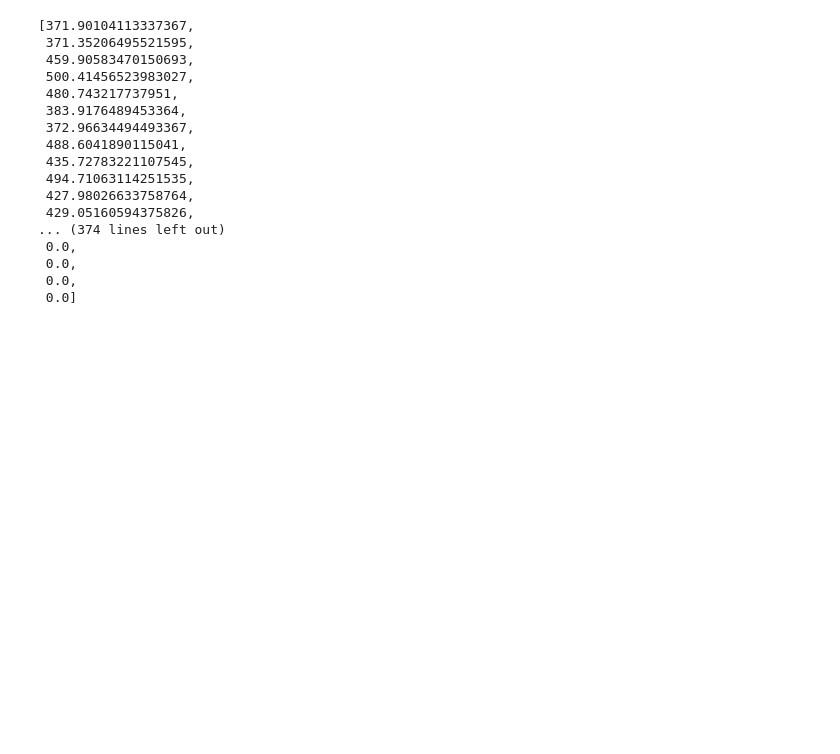
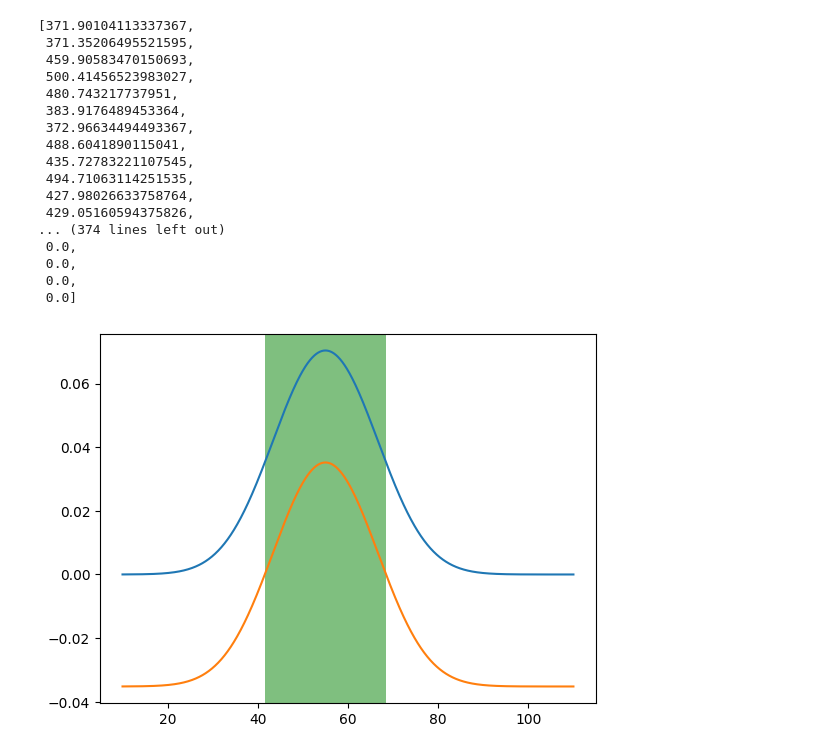
Before and after one commit to noahchanoah/thesis, a Jupyter notebook: CaseCritTemp.ipynb, the cells around one changed output. Saved outputs shown, nothing was run; the diff lists cells and outputs as text; code cells hidden in the pictures; blank space fills up the shorter version.

```diff
--- a/CaseCritTemp.ipynb
+++ b/CaseCritTemp.ipynb
@@ -420,3 +482,27 @@ for sus in sus32Arr:
  0.0,
  0.0,
  0.0]
+# %%
+import numpy as np
+from scipy.interpolate import UnivariateSpline
+
+def make_norm_dist(x, mean, sd):
+    return 1.0/(sd*np.sqrt(2*np.pi))*np.exp(-(x - mean)**2/(2*sd**2))
+
+x = np.linspace(10, 110, 1000)
+green = make_norm_dist(x, 50, 10)
+pink = make_norm_dist(x, 60, 10)
+
+blue = green + pink
+
+# create a spline of x and blue-np.max(blue)/2
+spline = UnivariateSpline(x, blue-np.max(blue)/2, s=0)
+r1, r2 = spline.roots() # find the roots
+
+import pylab as pl
+pl.plot(x, blue)
+pl.plot(x,spline(x))
+pl.axvspan(r1, r2, facecolor='g', alpha=0.5)
+pl.show()
+# %% [output]
+[figure, added]
```
Also changed, not shown: parts of 12 cells of this notebook.
